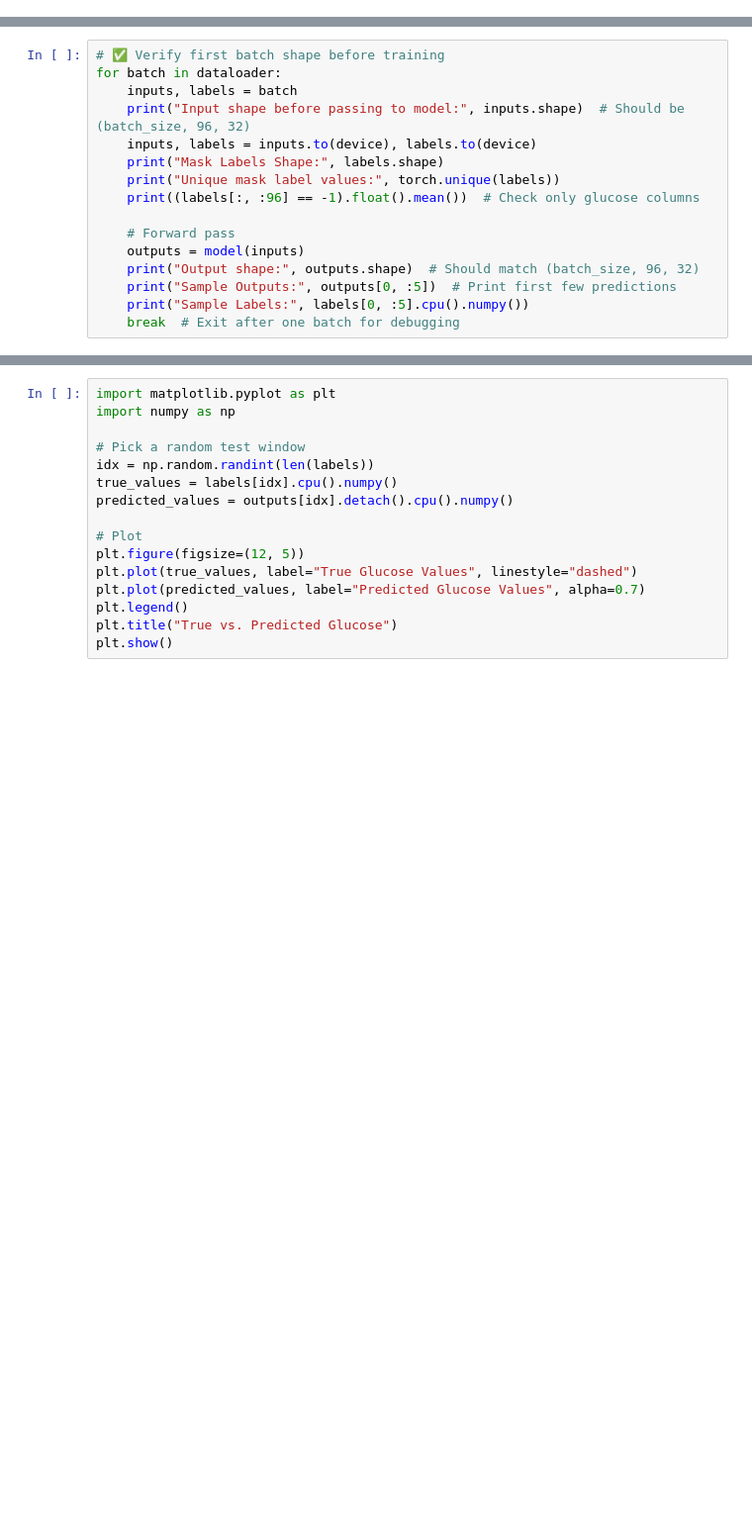
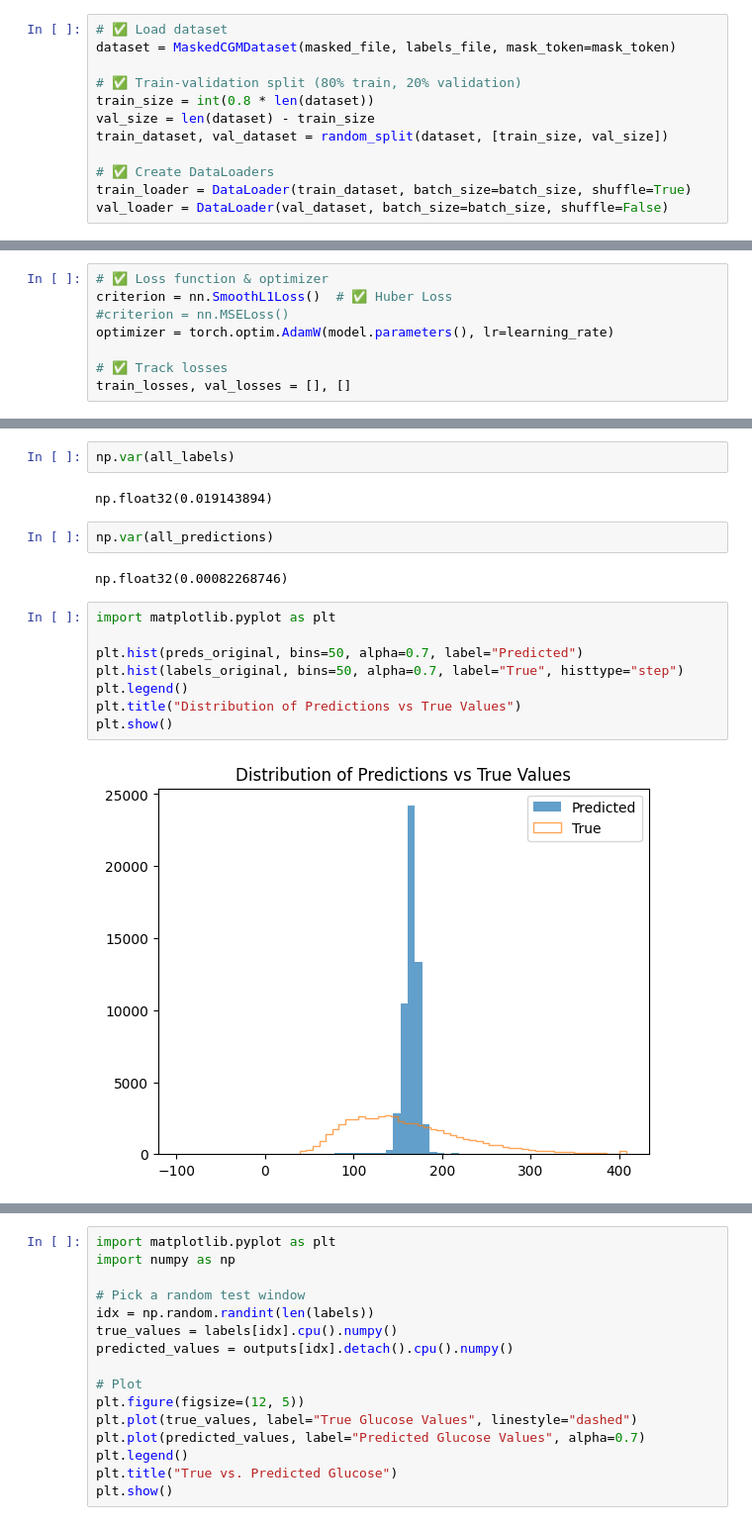
Before and after one commit to cafoala/glymo, a Jupyter notebook: src/baby_model/train_nb.ipynb, the cells around one changed output, grey strips where cells are left out. Shown at 99% size. Drawn from its saved outputs; the diff is of its cells as text; blank space fills up the shorter version.

```diff
--- a/src/baby_model/train_nb.ipynb
+++ b/src/baby_model/train_nb.ipynb
@@ -43,2 +56,14 @@ Final dataset shape: (14364, 3168)
+# %%
+# ✅ Load dataset
+dataset = MaskedCGMDataset(masked_file, labels_file, mask_token=mask_token)
+
+# ✅ Train-validation split (80% train, 20% validation)
+train_size = int(0.8 * len(dataset))
+val_size = len(dataset) - train_size
+train_dataset, val_dataset = random_split(dataset, [train_size, val_size])
+
+# ✅ Create DataLoaders
+train_loader = DataLoader(train_dataset, batch_size=batch_size, shuffle=True)
+val_loader = DataLoader(val_dataset, batch_size=batch_size, shuffle=False)
 # %%
 # ✅ Initialize Transformer model
@@ -49,17 +77 @@ if torch.cuda.device_count() > 1:
 model = model.to(device)
-# %%
-# ✅ Verify first batch shape before training
-for batch in dataloader:
-    inputs, labels = batch
-    print("Input shape before passing to model:", inputs.shape)  # Should be (batch_size, 96, 32)
-    inputs, labels = inputs.to(device), labels.to(device)
-    print("Mask Labels Shape:", labels.shape)
-    print("Unique mask label values:", torch.unique(labels))
-    print((labels[:, :96] == -1).float().mean())  # Check only glucose columns
-
-    # Forward pass
-    outputs = model(inputs)
-    print("Output shape:", outputs.shape)  # Should match (batch_size, 96, 32)
-    print("Sample Outputs:", outputs[0, :5])  # Print first few predictions
-    print("Sample Labels:", labels[0, :5].cpu().numpy())
-    break  # Exit after one batch for debugging
@@ -130,0 +78,8 @@ RuntimeError: The size of tensor a (33) must match the size of tensor b (1211) a
+# %%
+# ✅ Loss function & optimizer
+criterion = nn.SmoothL1Loss()  # ✅ Huber Loss
+#criterion = nn.MSELoss()
+optimizer = torch.optim.AdamW(model.parameters(), lr=learning_rate)
+
+# ✅ Track losses
+train_losses, val_losses = [], []
@@ -131 +238,19 @@ RuntimeError: The size of tensor a (33) must match the size of tensor b (1211) a
+# %%
+np.var(all_labels)
+# %% [output]
+np.float32(0.019143894)
+# %%
+np.var(all_predictions)
+# %% [output]
+np.float32(0.00082268746)
+# %%
+import matplotlib.pyplot as plt
+
+plt.hist(preds_original, bins=50, alpha=0.7, label="Predicted")
+plt.hist(labels_original, bins=50, alpha=0.7, label="True", histtype="step")
+plt.legend()
+plt.title("Distribution of Predictions vs True Values")
+plt.show()
+# %% [output]
+[figure, added]
 # %%
```
Also changed, not shown: parts of 20 cells of this notebook, 6 other files.
